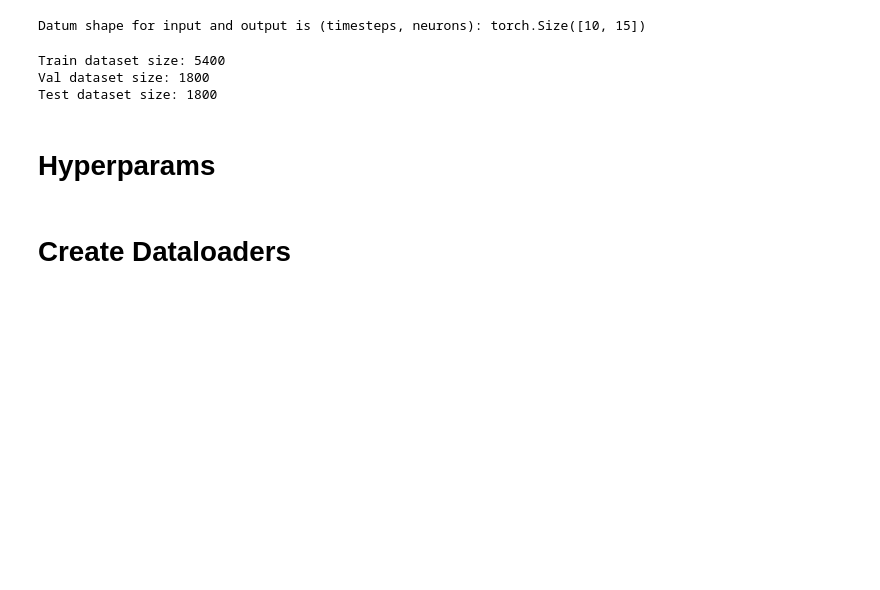
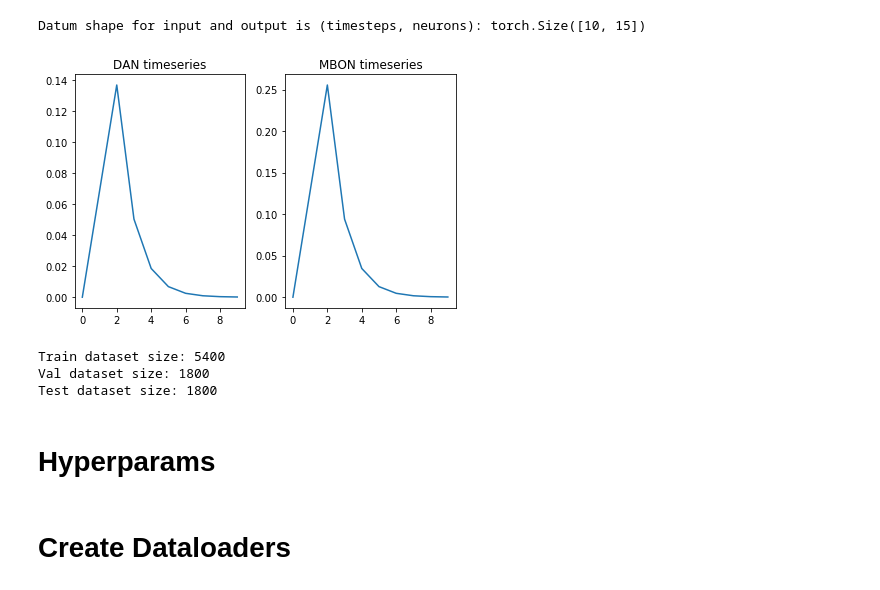
Before and after one commit to Jake-Jay/mushroom-body-models, a Jupyter notebook: RNN/train_rnn.ipynb, the cells around one changed output. Cells and saved outputs as stored; diff of their text form; code cells hidden in the pictures; blank space fills up the shorter version.

```diff
--- a/RNN/train_rnn.ipynb
+++ b/RNN/train_rnn.ipynb
@@ -17,10 +21,18 @@ from rnn import NeuralRNNModule
 # %%
 dataset = MushroomBodyDataset()
 
 print(f'Datum shape for input and output is (timesteps, neurons): {dataset[0]["dan"].shape}')
-# dataset.data[0]
+
+fig, axs = plt.subplots(1,2)
+axs[0].plot(dataset[0]["dan"][:,0])
+axs[0].set_title('DAN timeseries')
+axs[1].plot(dataset[0]["mbon"][:,0])
+axs[1].set_title('MBON timeseries')
+plt.tight_layout()
+plt.show()
 # %% [output]
 Datum shape for input and output is (timesteps, neurons): torch.Size([10, 15])
+[figure, added]
 # %%
 num_samples = len(dataset.data)
 train_percentage, val_percentage = 0.6, 0.2
```
Also changed, not shown: parts of 27 cells of this notebook, 2 other files.
